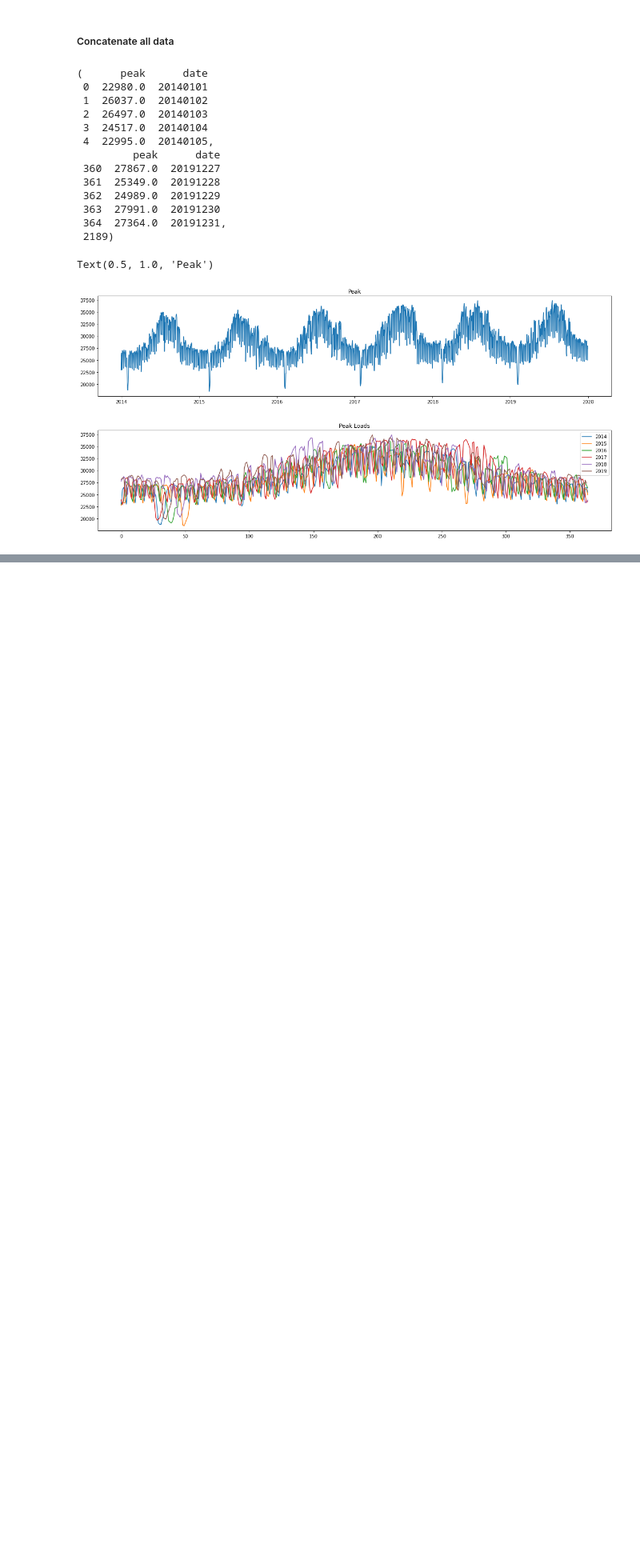
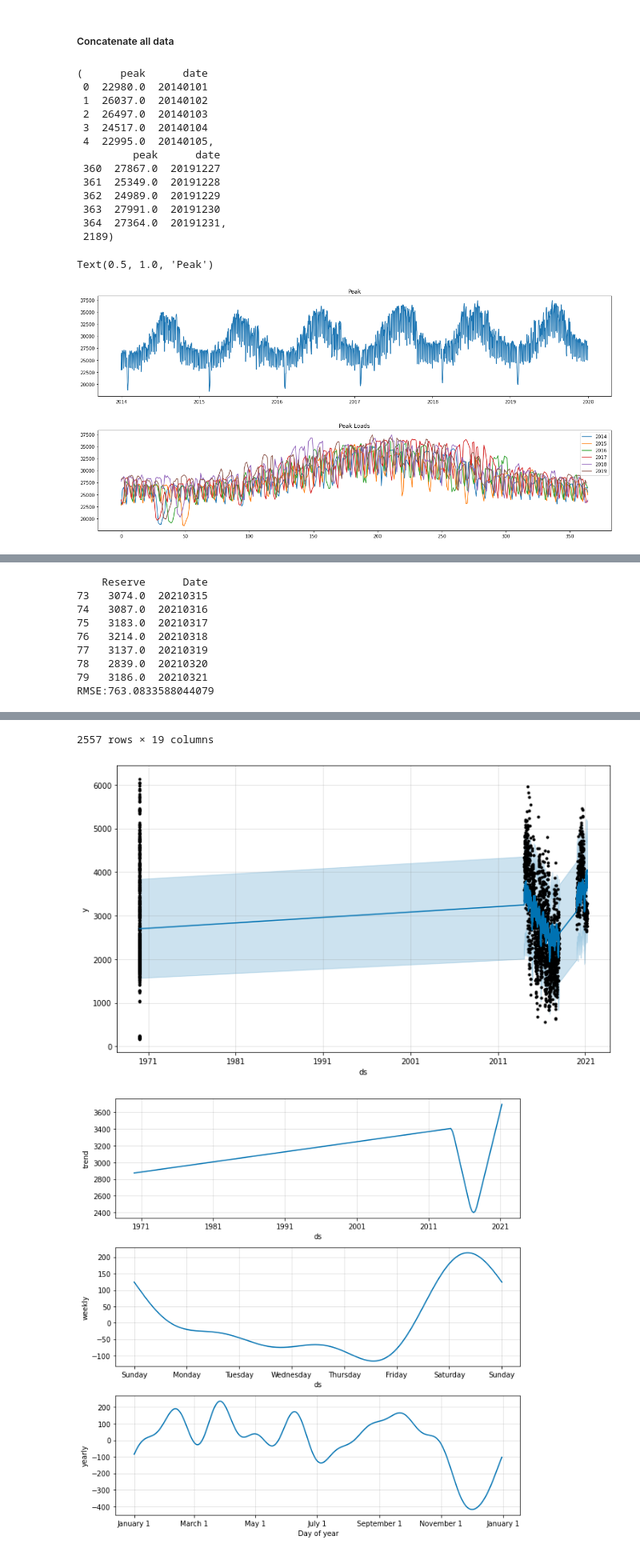
Before and after one commit to huang-me/DSAI_EletricityForecasting, a Jupyter notebook: forcast.ipynb, the cells around one changed output, grey strips where cells are left out. Shown at 80% size. Saved outputs shown, nothing was run; the diff lists cells and outputs as text; code cells hidden in the pictures; blank space fills up the shorter version.

```diff
--- a/forcast.ipynb
+++ b/forcast.ipynb
@@ -170,0 +174,12 @@ data.to_csv("Testing.csv",index=False)
+# %%
+fb_Prophet.fitting_model(data,last_7_days_validation=True)
+# %% [output]
+    Reserve      Date
+73   3074.0  20210315
+74   3087.0  20210316
+75   3183.0  20210317
+76   3214.0  20210318
+77   3137.0  20210319
+78   2839.0  20210320
+79   3186.0  20210321
+RMSE:763.0833588044079
@@ -171 +198,4 @@ data.to_csv("Testing.csv",index=False)
+2557 rows × 19 columns
+[figure, added]
+[figure, added]
 # %%
```
Also changed, not shown: parts of 5 cells of this notebook, 9 other files.
